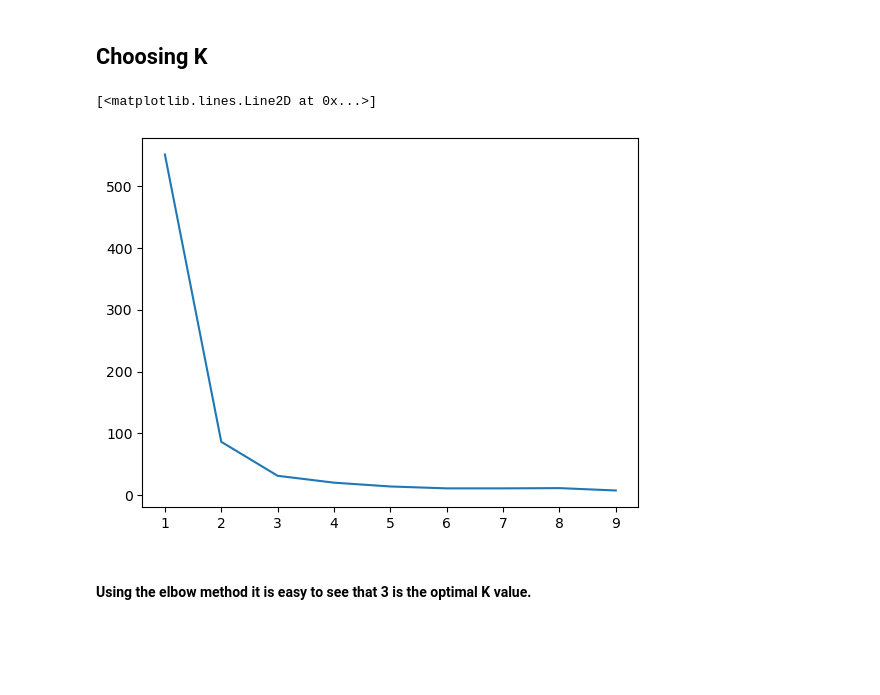
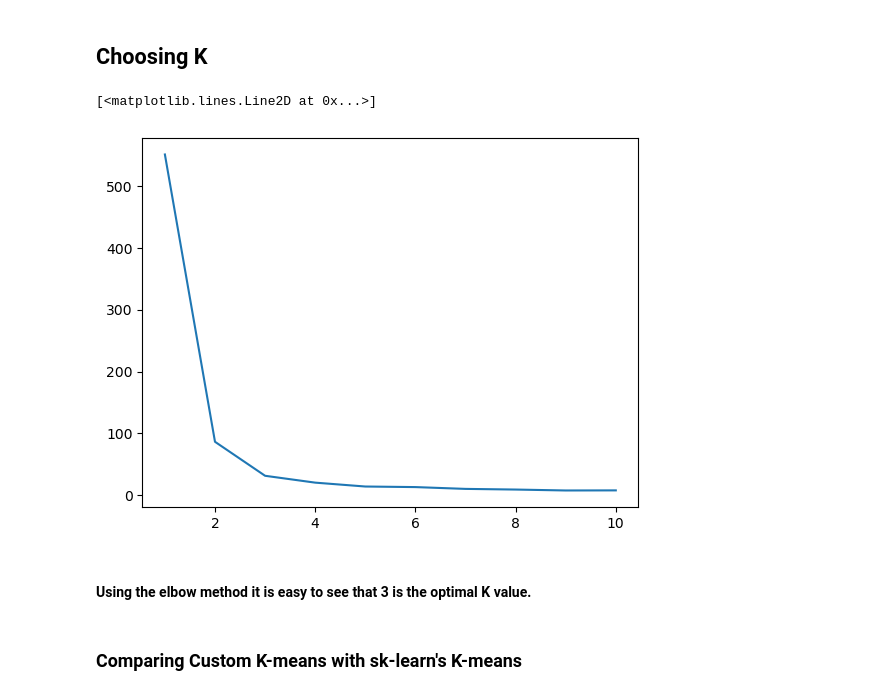
Before and after one commit to KalebAsratemedhin/ML-labs, a Jupyter notebook: K-means/k-means-clustering-scratch.ipynb, the cells around one changed output. Saved outputs shown, nothing was run; the diff lists cells and outputs as text; code cells hidden in the pictures; blank space fills up the shorter version.

```diff
--- a/K-means/k-means-clustering-scratch.ipynb
+++ b/K-means/k-means-clustering-scratch.ipynb
@@ -128,26 +136,27 @@ draw_clusters(centroids, df, groupings)
 # %% [markdown]
 ## Choosing K
-# %%
-def calculate_sse(centroids, data, groupings):
-    sse = 0
-    for index, row in data.iterrows():
-        x, y = row[0], row[1]
-
-        a, b = centroids[groupings[index]]
-
-        squared_error = np.square(a - x) + np.square(b - y)
-        sse += squared_error
-
-    return sse
-# %%
-sses = []
-for i in range(1, 10):
-    groupings, centroids = k_means(df, i)
-    sses.append(calculate_sse(centroids, df, groupings))
-
-plt.plot(list(range(1, 10)), sses)
-# %% [output]
-[<matplotlib.lines.Line2D at 0x...>]
-[figure, removed]
+# %%
+def calculate_sse(data, labels, centroids):
+    sse = 0
+    for i, centroid in enumerate(centroids):
+        cluster_points = data[labels == i]
+        sse += np.sum((cluster_points - centroid) ** 2)
+    return sse
+
+def elbow_method(data, max_k=10):
+    sse_values = []
+    for k in range(1, max_k + 1):
+        labels, centroids = k_means(data, k)
+        sse = calculate_sse(data, labels, centroids)
+        sse_values.append(sse)
+    return sse_values
+# %%
+custom_k_means_sse = elbow_method(data_array, 10)
+plt.plot(list(range(1, 11)), custom_k_means_sse)
+# %% [output]
+[<matplotlib.lines.Line2D at 0x...>]
+[figure, added]
 # %% [markdown]
 #### Using the elbow method it is easy to see that 3 is the optimal K value.
+# %% [markdown]
+### Comparing Custom K-means with sk-learn's K-means
```
Also changed, not shown: parts of 13 cells of this notebook, 2 other files.
